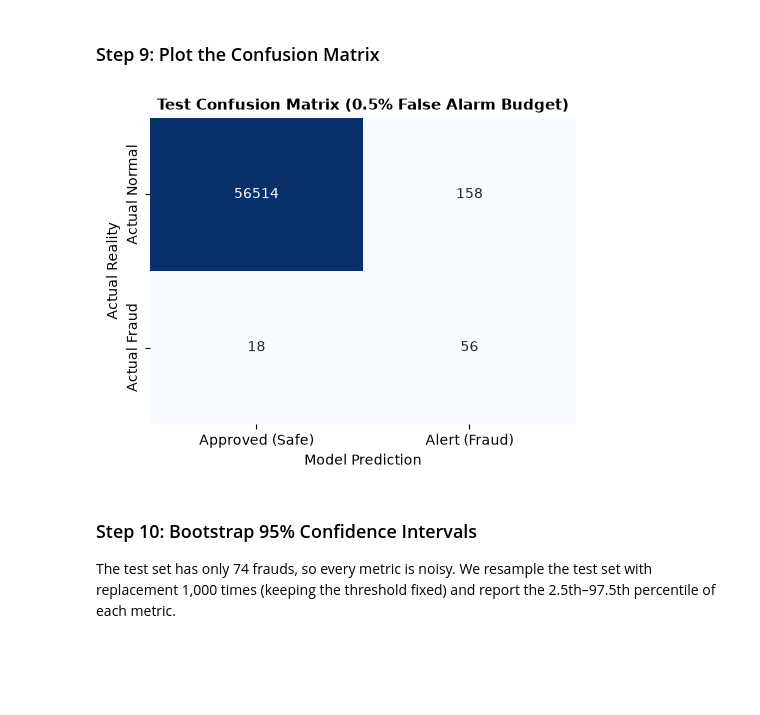
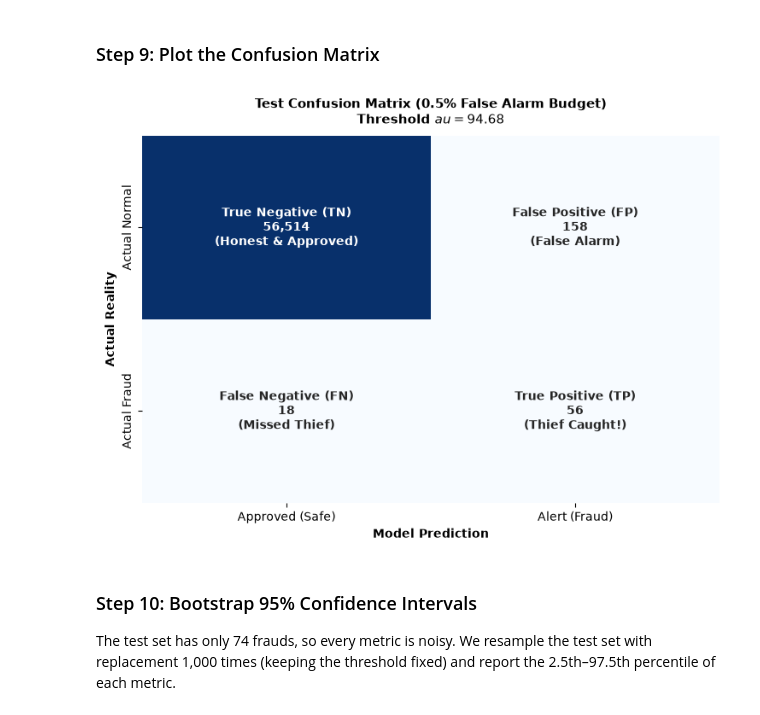
Before and after one commit to naveendhaterwal/Card_Fraud_Triage, a Jupyter notebook: notebooks/04_gmm_evaluation.ipynb, the cells around one changed output. Drawn from its saved outputs; the diff is of its cells as text; code cells hidden in the pictures; blank space fills up the shorter version.

```diff
--- a/notebooks/04_gmm_evaluation.ipynb
+++ b/notebooks/04_gmm_evaluation.ipynb
@@ -221,26 +221,31 @@ plt.show()
 # %% [markdown]
 ### Step 9: Plot the Confusion Matrix
 # %%
+fig_dir = '../results/figures'
+if not os.path.exists(fig_dir):
+    fig_dir = 'results/figures'
+os.makedirs(fig_dir, exist_ok=True)
+
 annot_matrix = np.array([
     [f'True Negative (TN)\n{tn:,}\n(Honest & Approved)', f'False Positive (FP)\n{fp:,}\n(False Alarm)'],
     [f'False Negative (FN)\n{fn:,}\n(Missed Thief)',     f'True Positive (TP)\n{tp:,}\n(Thief Caught!)']
 ])
 
-plt.figure(figsize=(7, 5))
+plt.figure(figsize=(7.5, 5.5))
 sns.heatmap(cm, annot=annot_matrix, fmt='', cmap='Blues', cbar=False,
             annot_kws={'fontsize': 10, 'fontweight': 'bold'},
             xticklabels=['Approved (Safe)', 'Alert (Fraud)'],
             yticklabels=['Actual Normal', 'Actual Fraud'])
 
 plt.title('Test Confusion Matrix (0.5% False Alarm Budget)\nThreshold $\tau = 94.68$', fontsize=11, fontweight='bold', pad=10)
 plt.ylabel('Actual Reality', fontsize=10, fontweight='bold')
 plt.xlabel('Model Prediction', fontsize=10, fontweight='bold')
 
 plt.tight_layout()
 plt.savefig(os.path.join(fig_dir, 'fig7_gmm_test_confusion_matrix.png'), dpi=300)
 plt.show()
 # %% [output]
-[figure, old version]
+[figure, new version]
 # %% [markdown]
 ### Step 10: Bootstrap 95% Confidence Intervals
 The test set has only 74 frauds, so every metric is noisy. We resample the test set with replacement 1,000 times (keeping the threshold fixed) and report the 2.5th–97.5th percentile of each metric.
```
Also changed, not shown: 1 other file.
